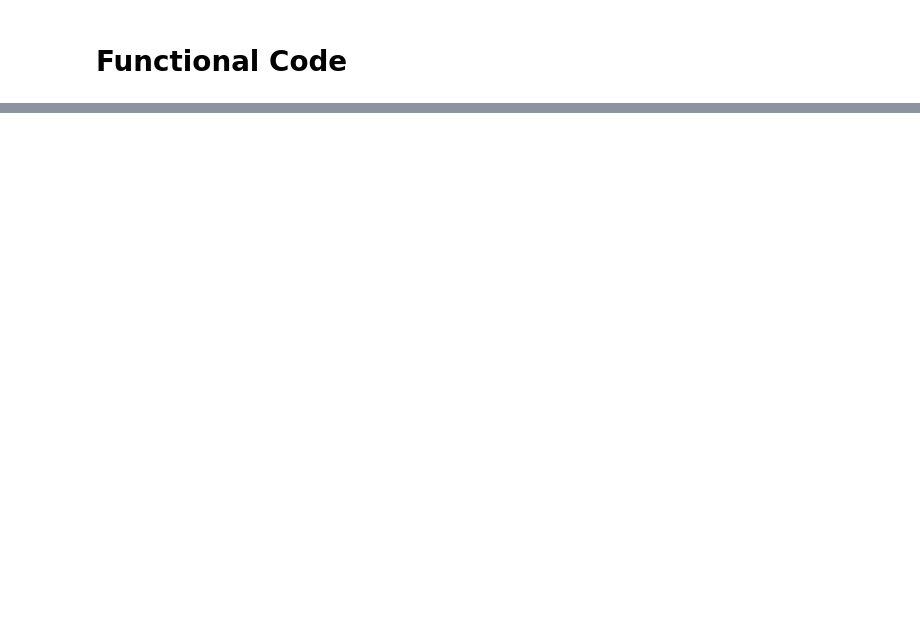
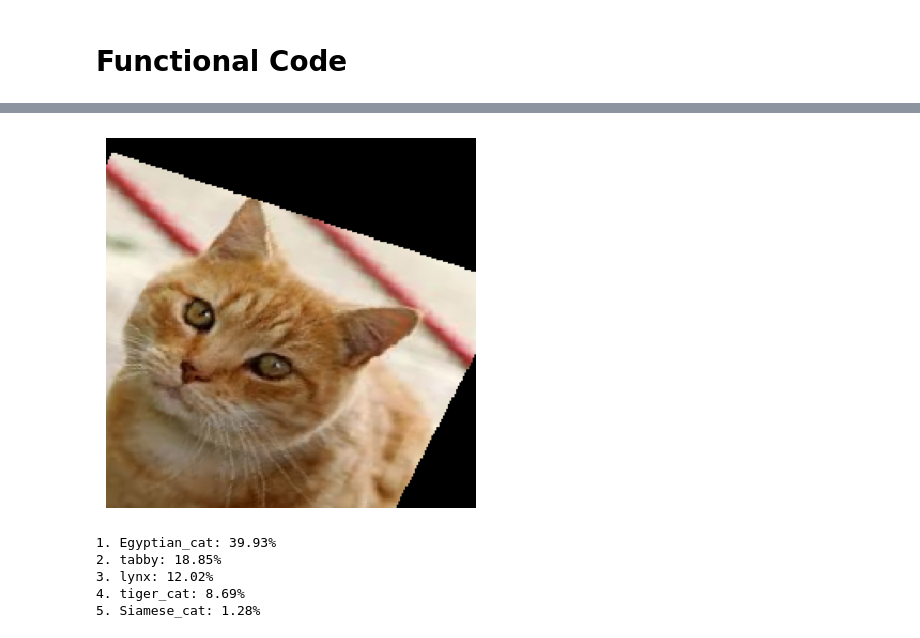
Before and after one commit to Saifullah785/Computer_Vision_Projects, a Jupyter notebook: Project_01_Image_Classification_with_MobileNetV2/Project_01_Image_Classification_with_MobileNetV2.ipynb, the cells around one changed output, grey strips where cells are left out. Drawn from its saved outputs; the diff is of its cells as text; code cells hidden in the pictures; blank space fills up the shorter version.

Commit message:
Created using Colab while practicing the code in the Project_01_Image_Classification_with_MobileNetV2

```diff
--- a/Project_01_Image_Classification_with_MobileNetV2/Project_01_Image_Classification_with_MobileNetV2.ipynb
+++ b/Project_01_Image_Classification_with_MobileNetV2/Project_01_Image_Classification_with_MobileNetV2.ipynb
@@ -11,5 +16,6 @@ model = MobileNetV2(weights='imagenet')
 # %%
-img_path = ""
+# Load, preprocess, and predict the class of a single image.
+img_path = "/content/drive/MyDrive/cat.jpg"
 img = image.load_img(img_path, target_size=(224, 224))
 img_array = image.img_to_array(img)
 img_array = np.expand_dims(img_array, axis=0)
@@ -19,5 +25,5 @@ predictions = model.predict(img_array)
 
 decoded_predictions = decode_predictions(predictions, top=3)[0]
 
-for i (imagenet_id, label, score) in enumerate(decoded_predictions):
+for i, (imagenet_id, label, score) in enumerate(decoded_predictions):
     print(f"{i + 1}. {label}: {score * 100:.2f}%")
@@ -24,6 +37,7 @@ for i (imagenet_id, label, score) in enumerate(decoded_predictions):
 # %% [markdown]
 # **Functional Code**
 # %%
+# Define a function to predict image class, display the image, and print top predictions.
 def predict_image_class(img_path):
 
   img = image.load_img(img_path, target_size=(224, 224))
@@ -43,5 +57,6 @@ def predict_image_class(img_path):
     print(f"{i + 1}. {label}: {score * 100:.2f}%")
 
 
-img_path = " "
+img_path = "/content/drive/MyDrive/aug/_0_1076.png"
 predict_image_class(img_path)
+# %% [output]
@@ -47,0 +64,6 @@ predict_image_class(img_path)
+[figure, added]
+1. Egyptian_cat: 39.93%
+2. tabby: 18.85%
+3. lynx: 12.02%
+4. tiger_cat: 8.69%
+5. Siamese_cat: 1.28%
```
Also changed, not shown: parts of 9 cells of this notebook.
